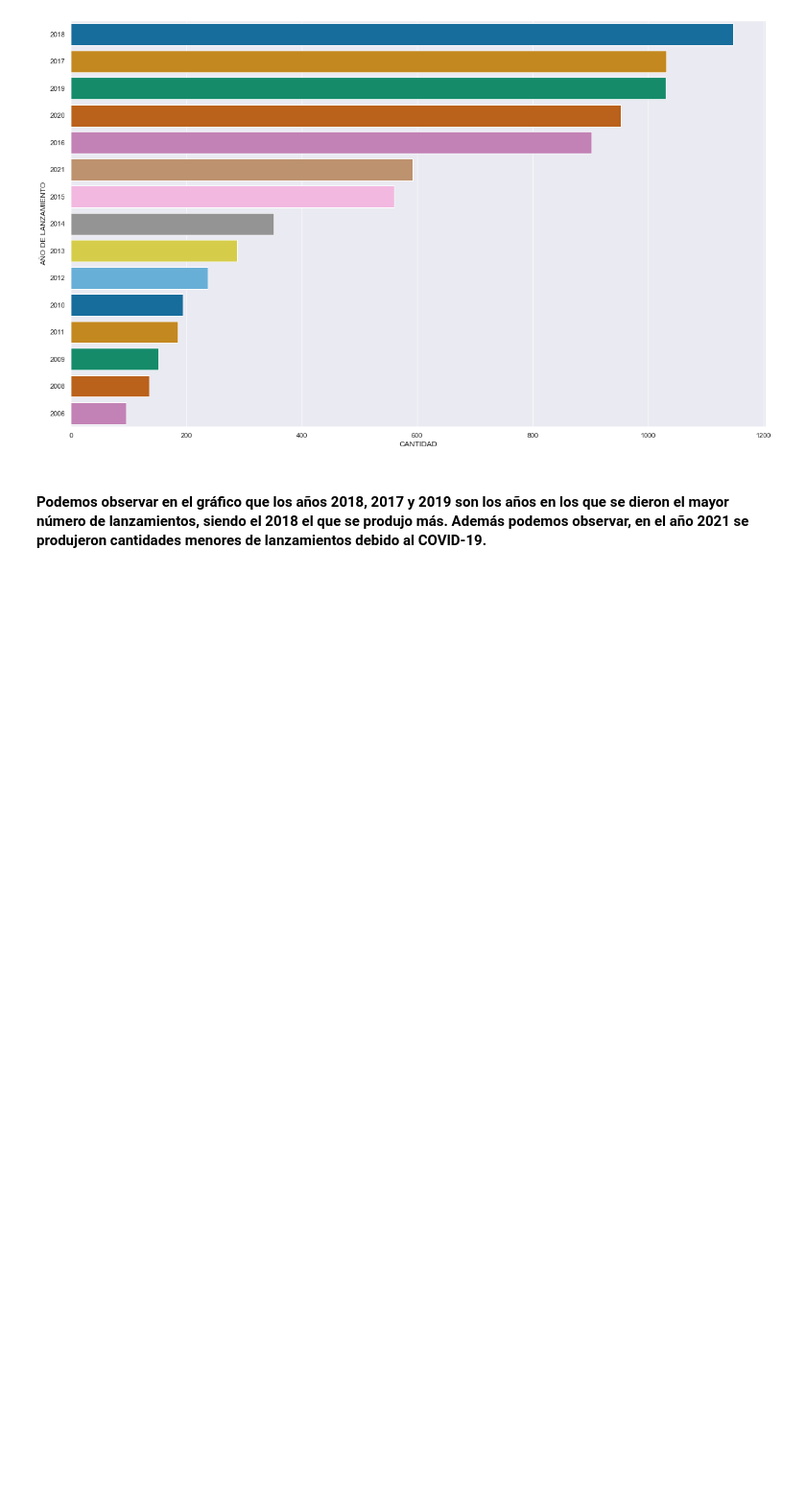
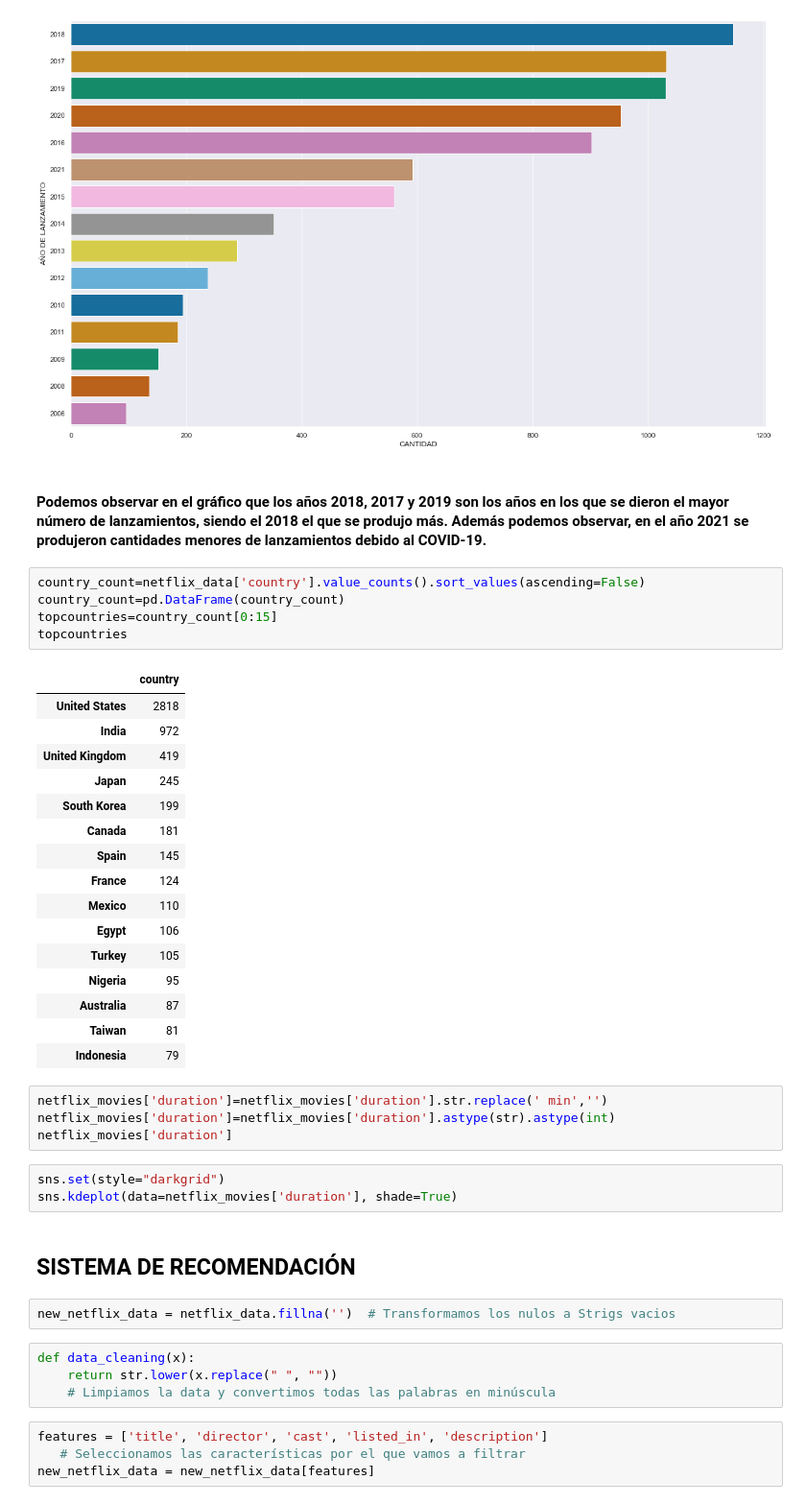
Before and after one commit to Darkencc/Netflix-EDA-and-Recommendation-System, a Jupyter notebook: Netflix - EDA and Recommendation System.ipynb, the cells around one changed output. Shown at 96% size. Saved outputs shown, nothing was run; the diff lists cells and outputs as text; blank space fills up the shorter version.

```diff
--- a/Netflix - EDA and Recommendation System.ipynb
+++ b/Netflix - EDA and Recommendation System.ipynb
@@ -86,3 +86,44 @@ plt.show()
 [figure]
 # %% [markdown]
 #### Podemos observar en el gráfico que los años 2018, 2017 y 2019 son los años en los que se dieron el mayor número de lanzamientos, siendo el 2018 el que se produjo más. Además podemos observar, en el año 2021 se produjeron cantidades menores de lanzamientos debido al COVID-19.
+# %%
+country_count=netflix_data['country'].value_counts().sort_values(ascending=False)
+country_count=pd.DataFrame(country_count)
+topcountries=country_count[0:15]
+topcountries
+# %% [output]
+|  | country |
+| United States | 2818 |
+| India | 972 |
+| United Kingdom | 419 |
+| Japan | 245 |
+| South Korea | 199 |
+| Canada | 181 |
+| Spain | 145 |
+| France | 124 |
+| Mexico | 110 |
+| Egypt | 106 |
+| Turkey | 105 |
+| Nigeria | 95 |
+| Australia | 87 |
+| Taiwan | 81 |
+| Indonesia | 79 |
+# %%
+netflix_movies['duration']=netflix_movies['duration'].str.replace(' min','')
+netflix_movies['duration']=netflix_movies['duration'].astype(str).astype(int)
+netflix_movies['duration']
+# %%
+sns.set(style="darkgrid")
+sns.kdeplot(data=netflix_movies['duration'], shade=True)
+# %% [markdown]
+## SISTEMA DE RECOMENDACIÓN
+# %%
+new_netflix_data = netflix_data.fillna('')  # Transformamos los nulos a Strigs vacios
+# %%
+def data_cleaning(x):
+    return str.lower(x.replace(" ", ""))
+    # Limpiamos la data y convertimos todas las palabras en minúscula
+# %%
+features = ['title', 'director', 'cast', 'listed_in', 'description']
+   # Seleccionamos las características por el que vamos a filtrar
+new_netflix_data = new_netflix_data[features]
```
Also changed, not shown: parts of 11 cells of this notebook, 1 other file.
